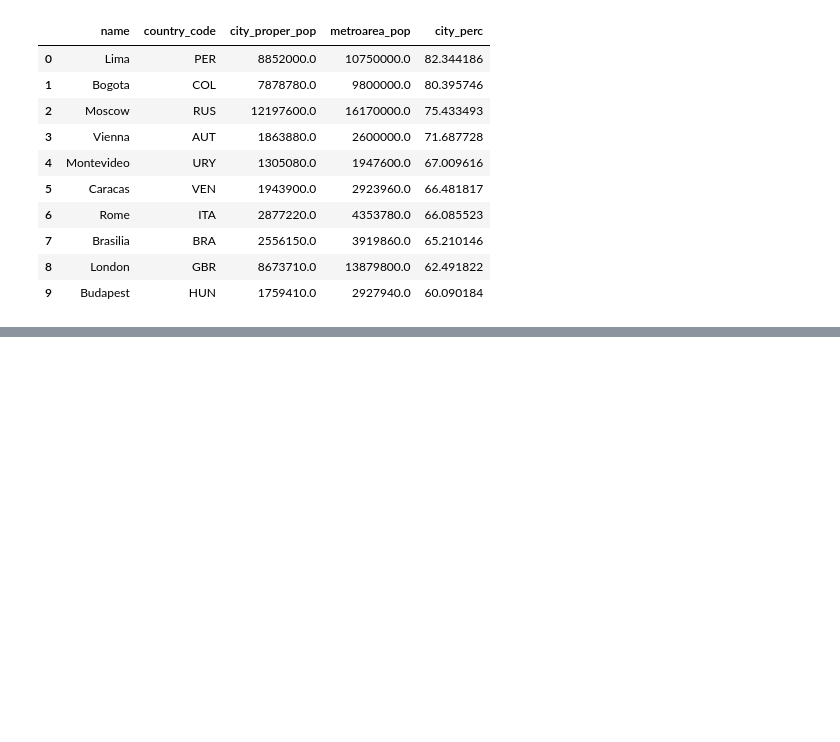
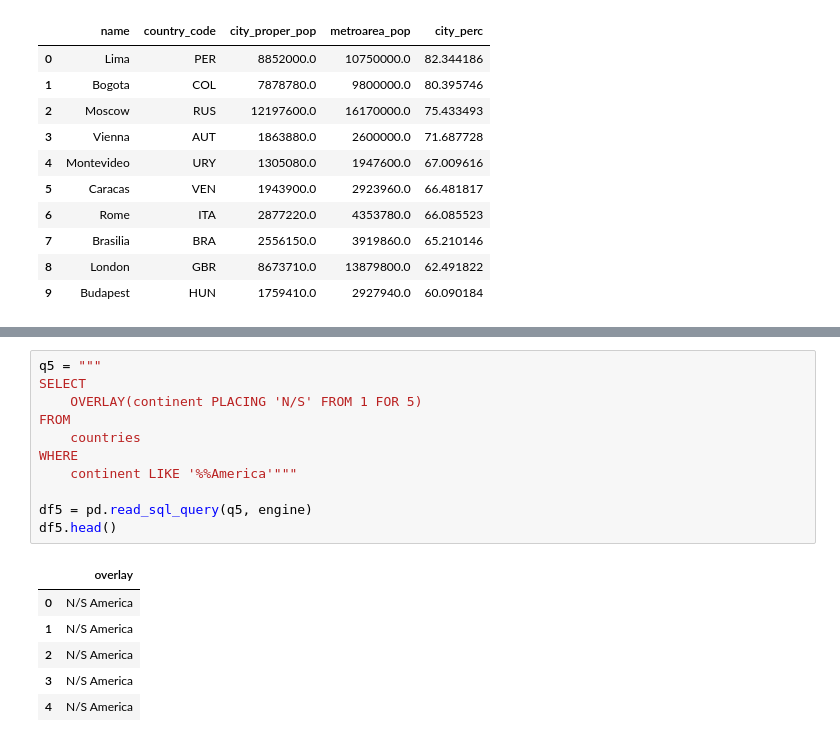
Before and after one commit to cschellenberger/Data-Science-Learning, a Jupyter notebook: SQL for Data Science.ipynb, the cells around one changed output, grey strips where cells are left out. Drawn from its saved outputs; the diff is of its cells as text; blank space fills up the shorter version.

```diff
--- a/SQL for Data Science.ipynb
+++ b/SQL for Data Science.ipynb
@@ -1078,0 +1154,18 @@ c3
+# %%
+q5 = """
+SELECT
+    OVERLAY(continent PLACING 'N/S' FROM 1 FOR 5)
+FROM
+    countries
+WHERE
+    continent LIKE '%%America'"""
+
+df5 = pd.read_sql_query(q5, engine)
+df5.head()
+# %% [output]
+|  | overlay |
+| 0 | N/S America |
+| 1 | N/S America |
+| 2 | N/S America |
+| 3 | N/S America |
+| 4 | N/S America |
```
Also changed, not shown: parts of 24 cells of this notebook.
